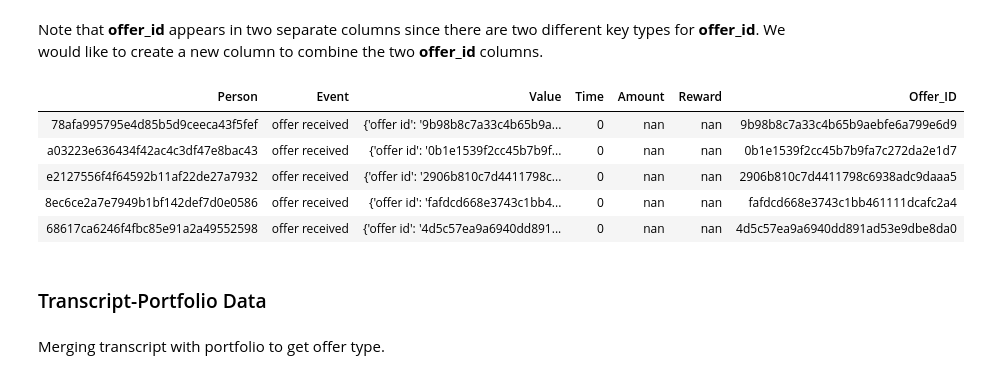
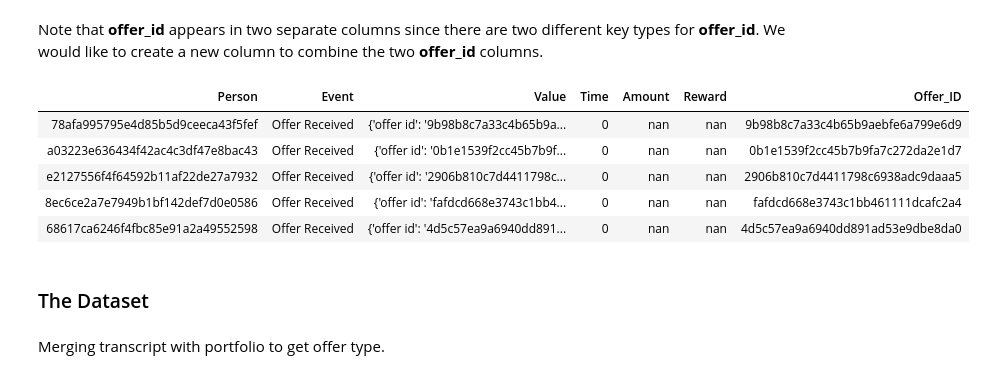
Before and after one commit to HatefDastour/Portfolio, a Jupyter notebook: recommendation_system/Starbucks_Offer_Personalizations_Preprocessing_and_Analyzing.ipynb, the cells around one changed output. Drawn from its saved outputs; the diff is of its cells as text; code cells hidden in the pictures.

```diff
--- a/recommendation_system/Starbucks_Offer_Personalizations_Preprocessing_and_Analyzing.ipynb
+++ b/recommendation_system/Starbucks_Offer_Personalizations_Preprocessing_and_Analyzing.ipynb
@@ -61,9 +58,9 @@ In this article, simulated data that mimics customer behavior on the Starbucks r
 The data is contained in three files:
 # %%
 # read in the json files
-portfolio = pd.read_json('Data/portfolio.json', orient='records', lines=True)
-profile = pd.read_json('Data/profile.json', orient='records', lines=True)
-transcript = pd.read_json('Data/transcript.json', orient='records', lines=True)
+portfolio = pd.read_json('StarBucks/portfolio.json', orient='records', lines=True)
+profile = pd.read_json('StarBucks/profile.json', orient='records', lines=True)
+transcript = pd.read_json('StarBucks/transcript.json', orient='records', lines=True)
 # %%
 def column_rename(Data):
     Temp = Data.columns.tolist()
@@ -279,12 +277,13 @@ transcript.drop(['offer id','offer_id'],axis=1,inplace=True)
 transcript.rename(columns={'offer_id_new':'offer_id'},inplace=True)
 # %%
 transcript = column_rename(transcript)
+transcript['Event'] = transcript['Event'].apply(lambda x: x.title())
 transcript.head().style.hide_index()
 # %% [output]
 | Person | Event | Value | Time | Amount | Reward | Offer_ID |
-| 78afa995795e4d85b5d9ceeca43f5fef | offer received | {'offer id': '9b98b8c7a33c4b65b9a... | 0 | nan | nan | 9b98b8c7a33c4b65b9aebfe6a799e6d9 |
-| a03223e636434f42ac4c3df47e8bac43 | offer received | {'offer id': '0b1e1539f2cc45b7b9f... | 0 | nan | nan | 0b1e1539f2cc45b7b9fa7c272da2e1d7 |
-| e2127556f4f64592b11af22de27a7932 | offer received | {'offer id': '2906b810c7d4411798c... | 0 | nan | nan | 2906b810c7d4411798c6938adc9daaa5 |
-| 8ec6ce2a7e7949b1bf142def7d0e0586 | offer received | {'offer id': 'fafdcd668e3743c1bb4... | 0 | nan | nan | fafdcd668e3743c1bb461111dcafc2a4 |
-| 68617ca6246f4fbc85e91a2a49552598 | offer received | {'offer id': '4d5c57ea9a6940dd891... | 0 | nan | nan | 4d5c57ea9a6940dd891ad53e9dbe8da0 |
+| 78afa995795e4d85b5d9ceeca43f5fef | Offer Received | {'offer id': '9b98b8c7a33c4b65b9a... | 0 | nan | nan | 9b98b8c7a33c4b65b9aebfe6a799e6d9 |
+| a03223e636434f42ac4c3df47e8bac43 | Offer Received | {'offer id': '0b1e1539f2cc45b7b9f... | 0 | nan | nan | 0b1e1539f2cc45b7b9fa7c272da2e1d7 |
+| e2127556f4f64592b11af22de27a7932 | Offer Received | {'offer id': '2906b810c7d4411798c... | 0 | nan | nan | 2906b810c7d4411798c6938adc9daaa5 |
+| 8ec6ce2a7e7949b1bf142def7d0e0586 | Offer Received | {'offer id': 'fafdcd668e3743c1bb4... | 0 | nan | nan | fafdcd668e3743c1bb461111dcafc2a4 |
+| 68617ca6246f4fbc85e91a2a49552598 | Offer Received | {'offer id': '4d5c57ea9a6940dd891... | 0 | nan | nan | 4d5c57ea9a6940dd891ad53e9dbe8da0 |
 # %%
@@ -292,5 +291,5 @@ export_csv = transcript.to_csv (r'Data\Clean_transcript.csv', index = None, head
-# %% [markdown]
-### Transcript-Portfolio Data
+# %% [markdown]
+### The Dataset
 # %% [markdown]
 Merging transcript with portfolio to get offer type.
 # %%
```
Also changed, not shown: parts of 53 cells of this notebook, 15 other files.
